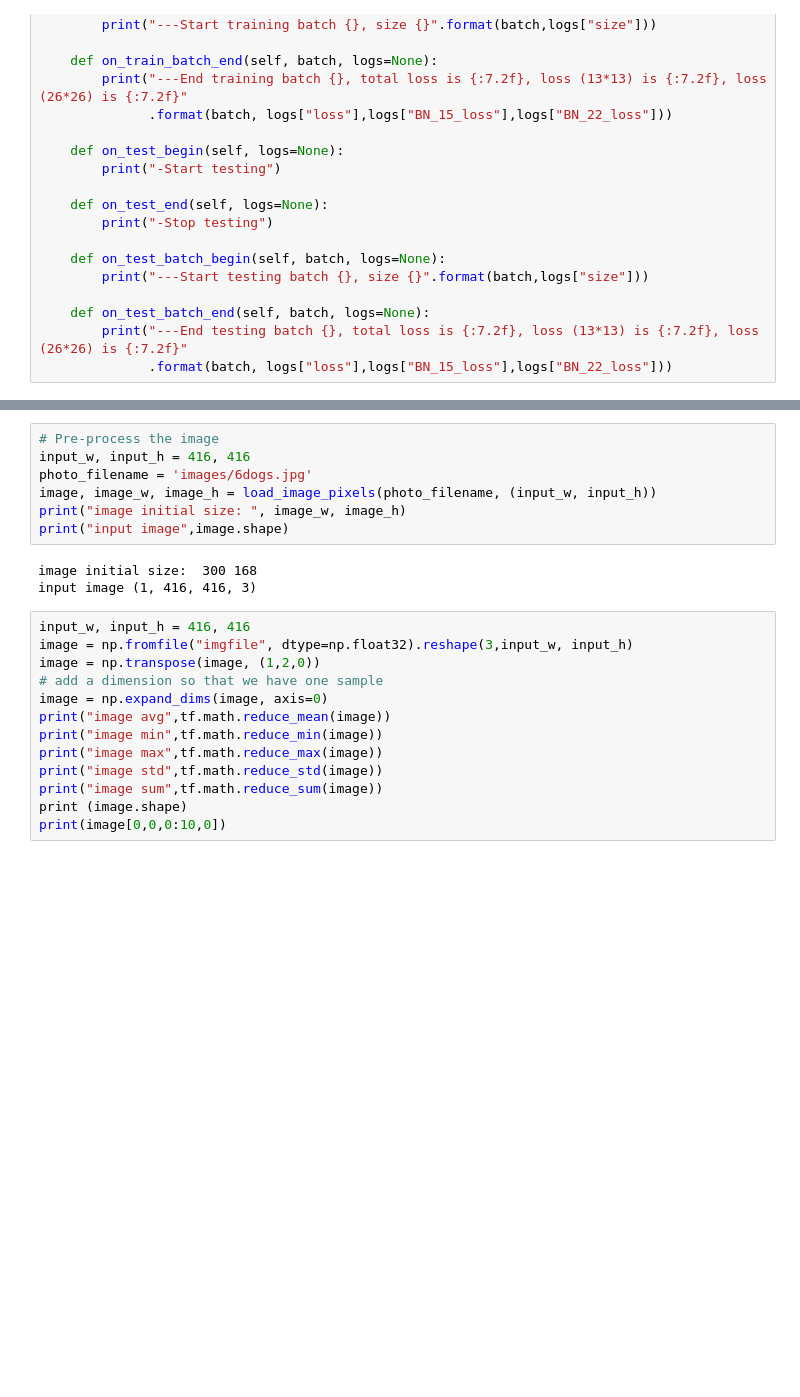
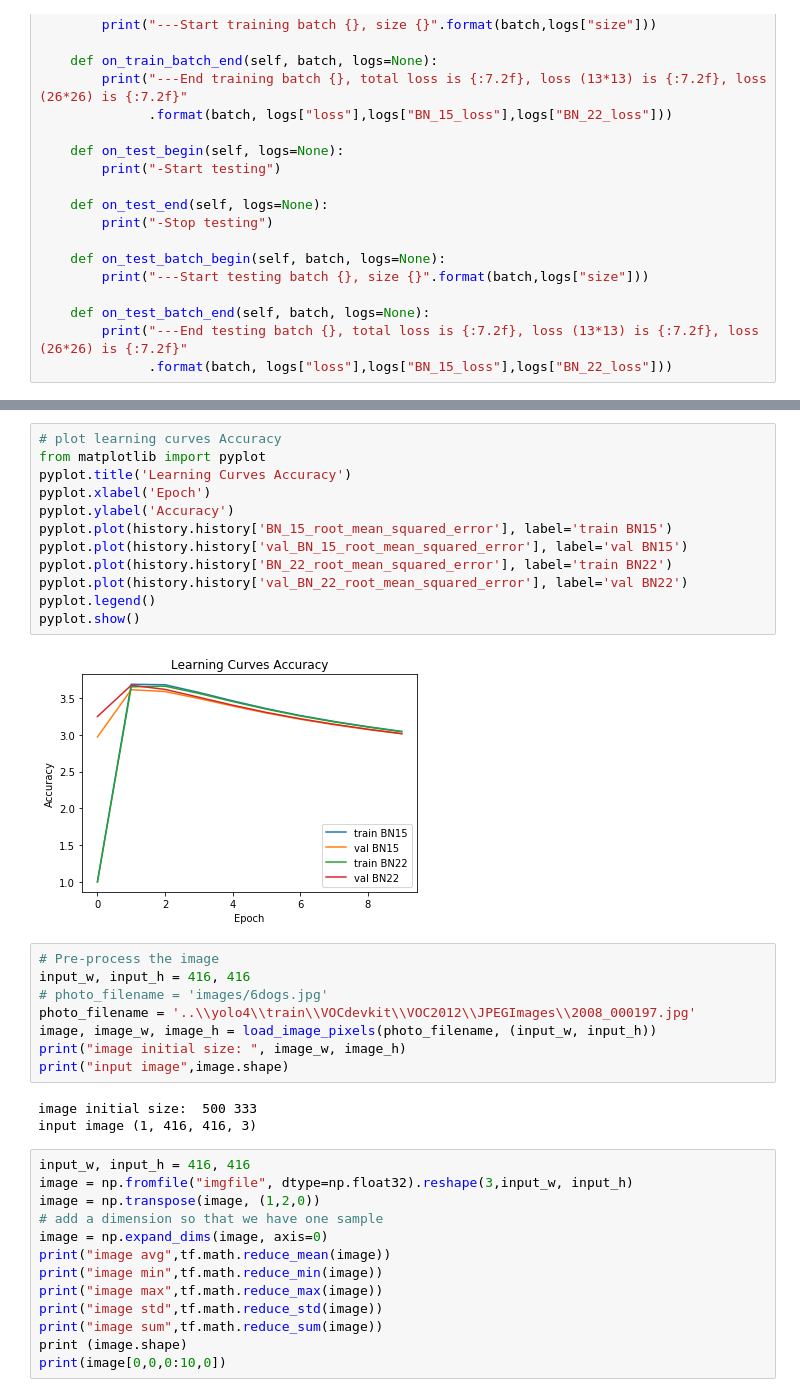
Before and after one commit to RobotEdh/RobotAI, a Jupyter notebook: 5-Deep_Neural_Network_YoloV3-tiny_tf.ipynb, the cells around one changed output, grey strips where cells are left out. Drawn from its saved outputs; the diff is of its cells as text; blank space fills up the shorter version.

```diff
--- a/5-Deep_Neural_Network_YoloV3-tiny_tf.ipynb
+++ b/5-Deep_Neural_Network_YoloV3-tiny_tf.ipynb
@@ -954,12 +1144,27 @@ pyplot.show()
+# %%
+# plot learning curves Accuracy
+from matplotlib import pyplot
+pyplot.title('Learning Curves Accuracy')
+pyplot.xlabel('Epoch')
+pyplot.ylabel('Accuracy')
+pyplot.plot(history.history['BN_15_root_mean_squared_error'], label='train BN15')
+pyplot.plot(history.history['val_BN_15_root_mean_squared_error'], label='val BN15')
+pyplot.plot(history.history['BN_22_root_mean_squared_error'], label='train BN22')
+pyplot.plot(history.history['val_BN_22_root_mean_squared_error'], label='val BN22')
+pyplot.legend()
+pyplot.show()
+# %% [output]
+[figure, added]
 # %%
 # Pre-process the image
 input_w, input_h = 416, 416
-photo_filename = 'images/6dogs.jpg'
+# photo_filename = 'images/6dogs.jpg'
+photo_filename = '..\\yolo4\\train\\VOCdevkit\\VOC2012\\JPEGImages\\2008_000197.jpg'
 image, image_w, image_h = load_image_pixels(photo_filename, (input_w, input_h))
 print("image initial size: ", image_w, image_h)
 print("input image",image.shape)
 # %% [output]
-image initial size:  300 168
+image initial size:  500 333
 input image (1, 416, 416, 3)
 # %%
 input_w, input_h = 416, 416
```
Also changed, not shown: parts of 23 cells of this notebook, 1 other file.
